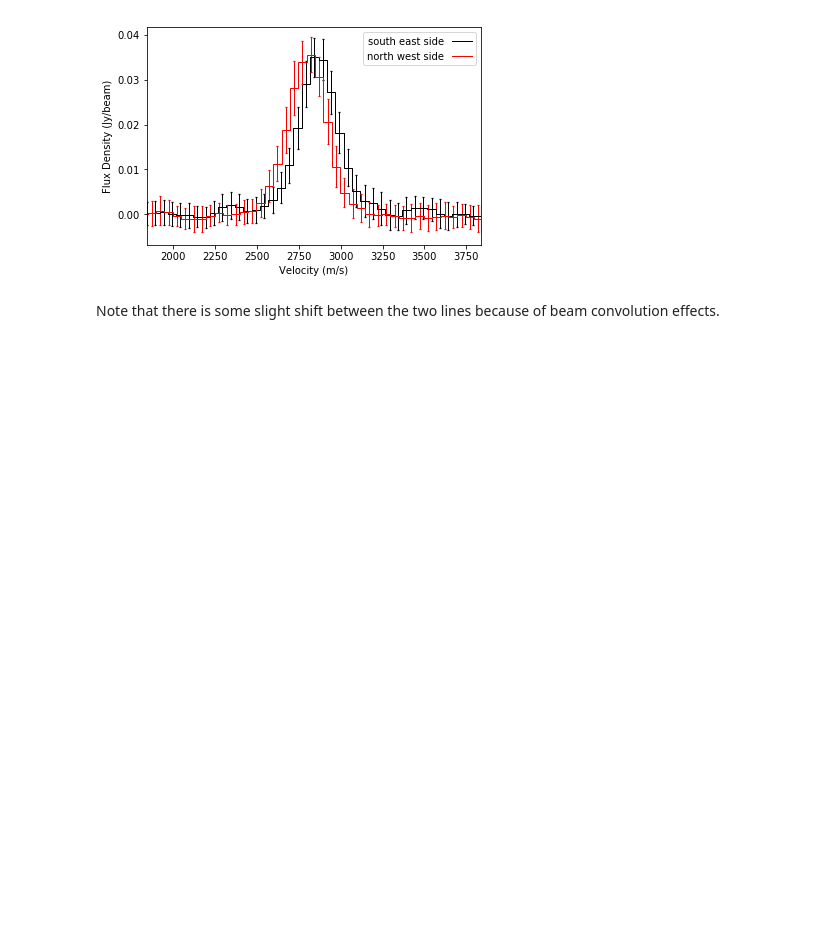
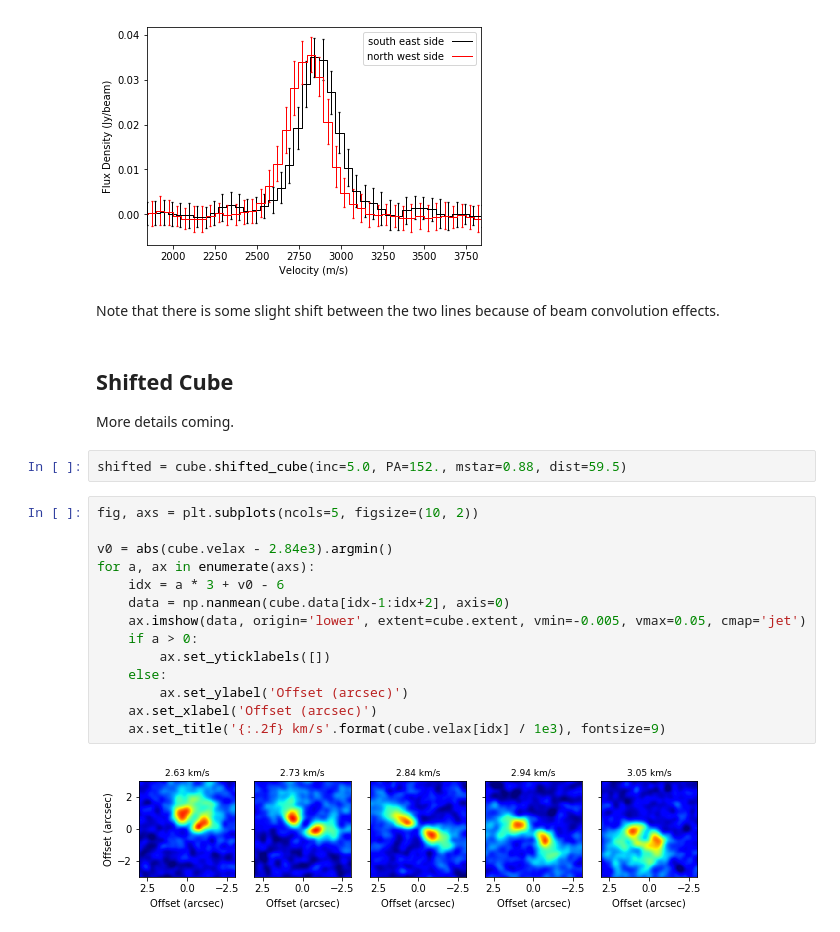
Before and after one commit to richteague/gofish, a Jupyter notebook: docs/user/fishing_advanced.ipynb, the cells around one changed output. Drawn from its saved outputs; the diff is of its cells as text; blank space fills up the shorter version.

Commit message:
function to shift cube

```diff
--- a/docs/user/fishing_advanced.ipynb
+++ b/docs/user/fishing_advanced.ipynb
@@ -68,3 +68,25 @@ ax.set_xlim(1.84e3, 3.84e3)
 [figure]
 # %% [markdown]
 Note that there is some slight shift between the two lines because of beam convolution effects.
+# %% [markdown]
+## Shifted Cube
+
+More details coming.
+# %%
+shifted = cube.shifted_cube(inc=5.0, PA=152., mstar=0.88, dist=59.5)
+# %%
+fig, axs = plt.subplots(ncols=5, figsize=(10, 2))
+
+v0 = abs(cube.velax - 2.84e3).argmin()
+for a, ax in enumerate(axs):
+    idx = a * 3 + v0 - 6
+    data = np.nanmean(cube.data[idx-1:idx+2], axis=0)
+    ax.imshow(data, origin='lower', extent=cube.extent, vmin=-0.005, vmax=0.05, cmap='jet')
+    if a > 0:
+        ax.set_yticklabels([])
+    else:
+        ax.set_ylabel('Offset (arcsec)')
+    ax.set_xlabel('Offset (arcsec)')
+    ax.set_title('{:.2f} km/s'.format(cube.velax[idx] / 1e3), fontsize=9)
+# %% [output]
+[figure, added]
```
Also changed, not shown: parts of 1 cell of this notebook, 1 other file.
